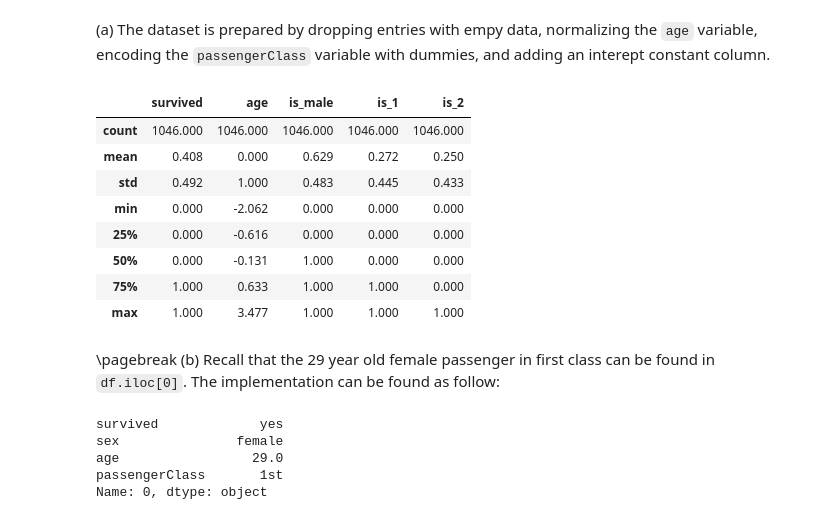
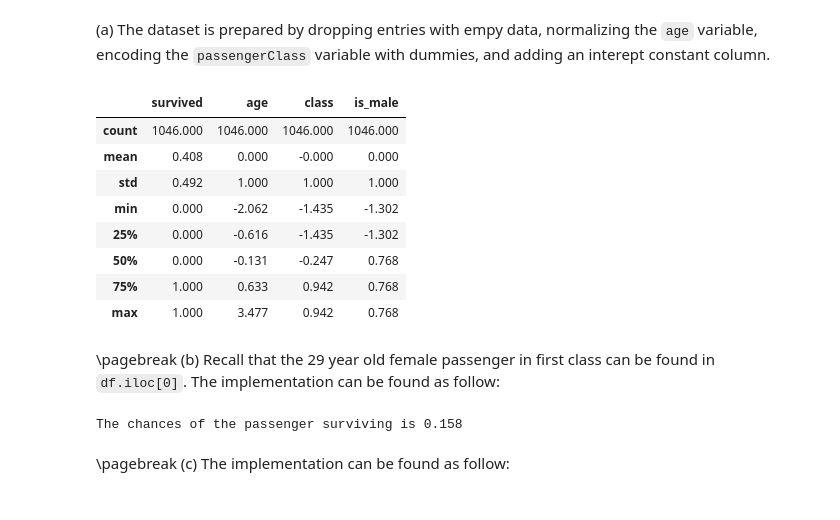
Before and after one commit to Jichao-Yang/data221, a Jupyter notebook: homework/6/main.ipynb, the cells around one changed output. Cells and saved outputs as stored; diff of their text form; code cells hidden in the pictures.

```diff
--- a/homework/6/main.ipynb
+++ b/homework/6/main.ipynb
@@ -19,42 +19,65 @@ format:
 # %%
 import pandas as pd
 
 # Read the dataset
 df = pd.read_csv('../../data/TitanicSurvival.csv', index_col='rownames')
 df = df.reset_index(drop=True)
 df = df.dropna()
 
 # Encode categorical variables
 df['survived'] = df['survived'] == 'yes'
 df['is_male'] = df['sex'] == 'male'
-# We do not encode 3rd class to avoid colinearity
-df['is_1'] = df['passengerClass'] == '1st'
-df['is_2'] = df['passengerClass'] == '2nd'
-# Normalize age variable
-df['age'] = (df['age']-df['age'].mean())/df['age'].std()
-# Change var type to float for training
-df = df.drop(columns=['sex', 'passengerClass'])
+df['passengerClass'] = df['passengerClass'].str[0]
+df = df.rename(columns={'passengerClass': 'class'})
+df = df.drop(columns='sex')
+
+# Normalize quantitative variable
 df = df.astype('float')
+df['is_male'] = (df['is_male'] - df['is_male'].mean())/df['is_male'].std()
+df['class'] = (df['class'] - df['class'].mean())/df['class'].std()
+df['age'] = (df['age'] - df['age'].mean())/df['age'].std()
 
+# Check the normalization result
 df.describe().round(3)
 # %% [output]
-|  | survived | age | is_male | is_1 | is_2 |
-| count | 1046.000 | 1046.000 | 1046.000 | 1046.000 | 1046.000 |
-| mean | 0.408 | 0.000 | 0.629 | 0.272 | 0.250 |
-| std | 0.492 | 1.000 | 0.483 | 0.445 | 0.433 |
-| min | 0.000 | -2.062 | 0.000 | 0.000 | 0.000 |
-| 25% | 0.000 | -0.616 | 0.000 | 0.000 | 0.000 |
-| 50% | 0.000 | -0.131 | 1.000 | 0.000 | 0.000 |
-| 75% | 1.000 | 0.633 | 1.000 | 1.000 | 0.000 |
-| max | 1.000 | 3.477 | 1.000 | 1.000 | 1.000 |
+|  | survived | age | class | is_male |
+| count | 1046.000 | 1046.000 | 1046.000 | 1046.000 |
+| mean | 0.408 | 0.000 | -0.000 | 0.000 |
+| std | 0.492 | 1.000 | 1.000 | 1.000 |
+| min | 0.000 | -2.062 | -1.435 | -1.302 |
+| 25% | 0.000 | -0.616 | -1.435 | -1.302 |
+| 50% | 0.000 | -0.131 | -0.247 | 0.768 |
+| 75% | 1.000 | 0.633 | 0.942 | 0.768 |
+| max | 1.000 | 3.477 | 0.942 | 0.768 |
 # %% [markdown]
 \pagebreak
 (b) Recall that the 29 year old female passenger in first class can be found in `df.iloc[0]`. The implementation can be found as follow:
-# %%
-df.iloc[0]
-# %% [output]
-survived             yes
-sex               female
-age                 29.0
-passengerClass       1st
-Name: 0, dtype: object
+# %%
+import torch
+import numpy as np
+torch.manual_seed(0)
+
+
+# Initialize pytorch tensors
+variables = ['age', 'class', 'is_male']
+X = torch.from_numpy(df[variables].values)              # .shape == n*len(variables)
+B = torch.rand(len(variables), 1, dtype=torch.float64)  # .shape == len(variables)*1
+Y = torch.from_numpy(df['survived'].values).view(-1,1)  # .shape == n*1
+x0= torch.from_numpy(df.loc[[0],variables].values)      # .shape == 1*len(variables)
+y0= torch.from_numpy(df.loc[[0],['survived']].values)   # .shape == 1*1
+# Mark variable for training
+B.requires_grad = True
+
+def forward(X, B):
+    '''
+    Apply logistic function on linear product of X and B
+    '''
+    return torch.sigmoid(X @ B)
+
+y_hat = np.round(forward(x0, B).item(), 3)
+print('The chances of the passenger surviving is {}'.format(y_hat))
+# %% [output]
+The chances of the passenger surviving is 0.158
+# %% [markdown]
+\pagebreak
+(c) The implementation can be found as follow:
```
Also changed, not shown: parts of 16 cells of this notebook, 3 other files.
